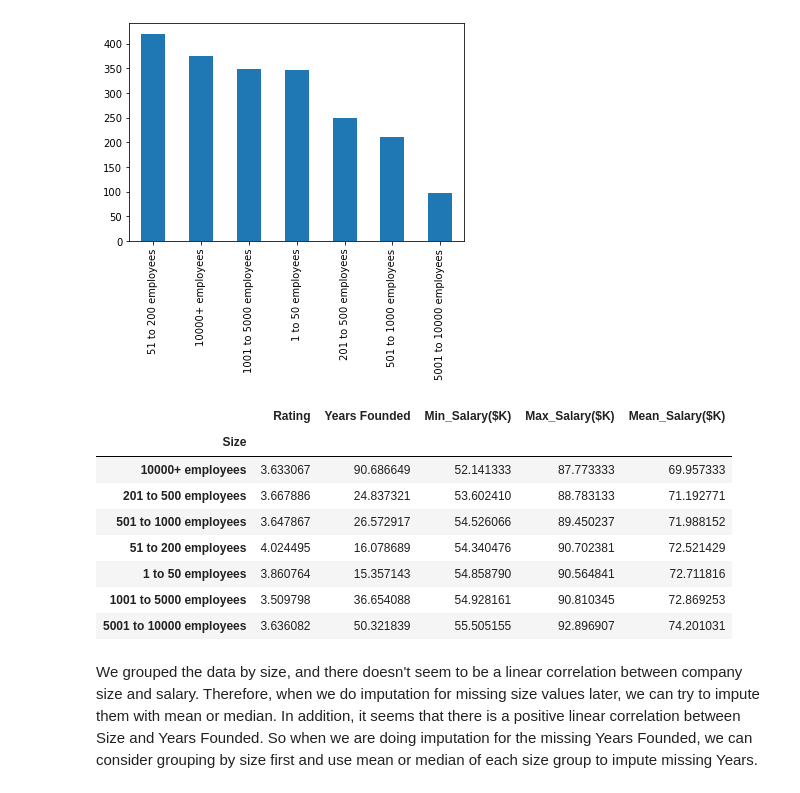
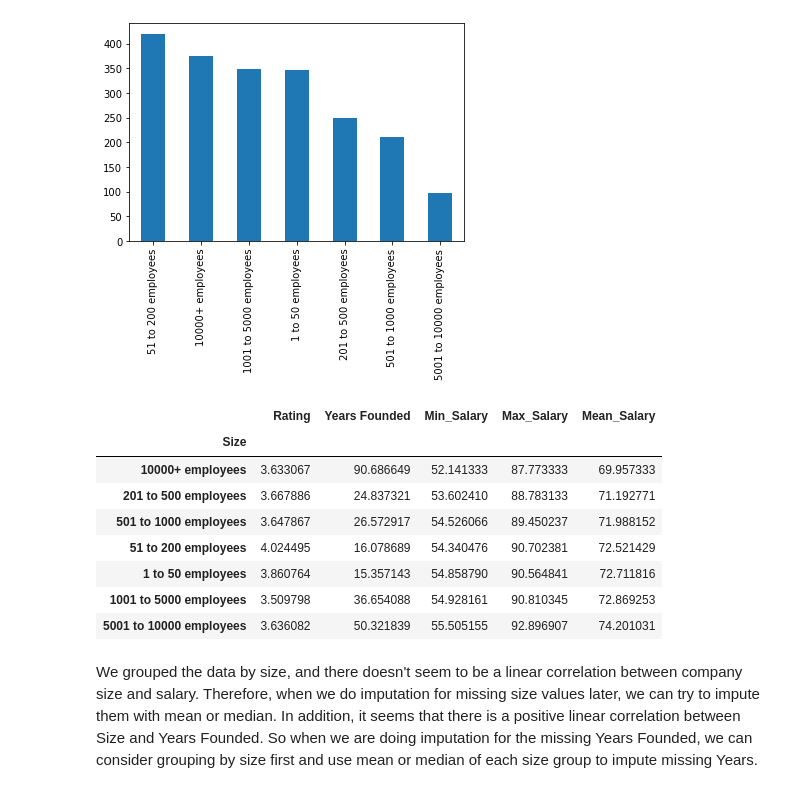
Before and after one commit to abbybby/CapstoneTwo_JobSalaryPrediction, a Jupyter notebook: Data Wrangling/data_wrangling.ipynb, the cells around one changed output. Drawn from its saved outputs; the diff is of its cells as text; code cells hidden in the pictures.

Commit message:
Change salary features names

```diff
--- a/Data Wrangling/data_wrangling.ipynb
+++ b/Data Wrangling/data_wrangling.ipynb
@@ -338,8 +337,8 @@ job_data.drop(['Founded'],axis=1,inplace = True)
 # %%
 #Split salary into two columns min salary and max salary.
 job_data['Salary Estimate'] = job_data['Salary Estimate'].str.strip('(Glassdoor est.)')
-job_data['Min_Salary($K)'] = job_data['Salary Estimate'].str.split('-').str.get(0).str.strip('$K').astype('int')
-job_data['Max_Salary($K)'] = job_data['Salary Estimate'].str.split('-').str.get(1).str.strip('$K').astype('int')
+job_data['Min_Salary'] = job_data['Salary Estimate'].str.split('-').str.get(0).str.strip('$K').astype('int')
+job_data['Max_Salary'] = job_data['Salary Estimate'].str.split('-').str.get(1).str.strip('$K').astype('int')
 job_data.drop(['Salary Estimate'], axis=1,inplace=True)
 # %% [markdown]
 #### Company Name
@@ -402,10 +401,10 @@ plt.show()
 [figure]
 # %%
 by_size = job_data.groupby('Size').mean()
-by_size['Mean_Salary($K)'] = (by_size['Min_Salary($K)']+by_size['Max_Salary($K)'])/2
-by_size.sort_values(by = 'Mean_Salary($K)',ascending = True)
+by_size['Mean_Salary'] = (by_size['Min_Salary']+by_size['Max_Salary'])/2
+by_size.sort_values(by = 'Mean_Salary',ascending = True)
 # %% [output]
-|  | Rating | Years Founded | Min_Salary($K) | Max_Salary($K) | Mean_Salary($K) |
+|  | Rating | Years Founded | Min_Salary | Max_Salary | Mean_Salary |
 | Size |  |  |  |  |  |
 | 10000+ employees | 3.633067 | 90.686649 | 52.141333 | 87.773333 | 69.957333 |
 | 201 to 500 employees | 3.667886 | 24.837321 | 53.602410 | 88.783133 | 71.192771 |
```
Also changed, not shown: parts of 9 cells of this notebook.
